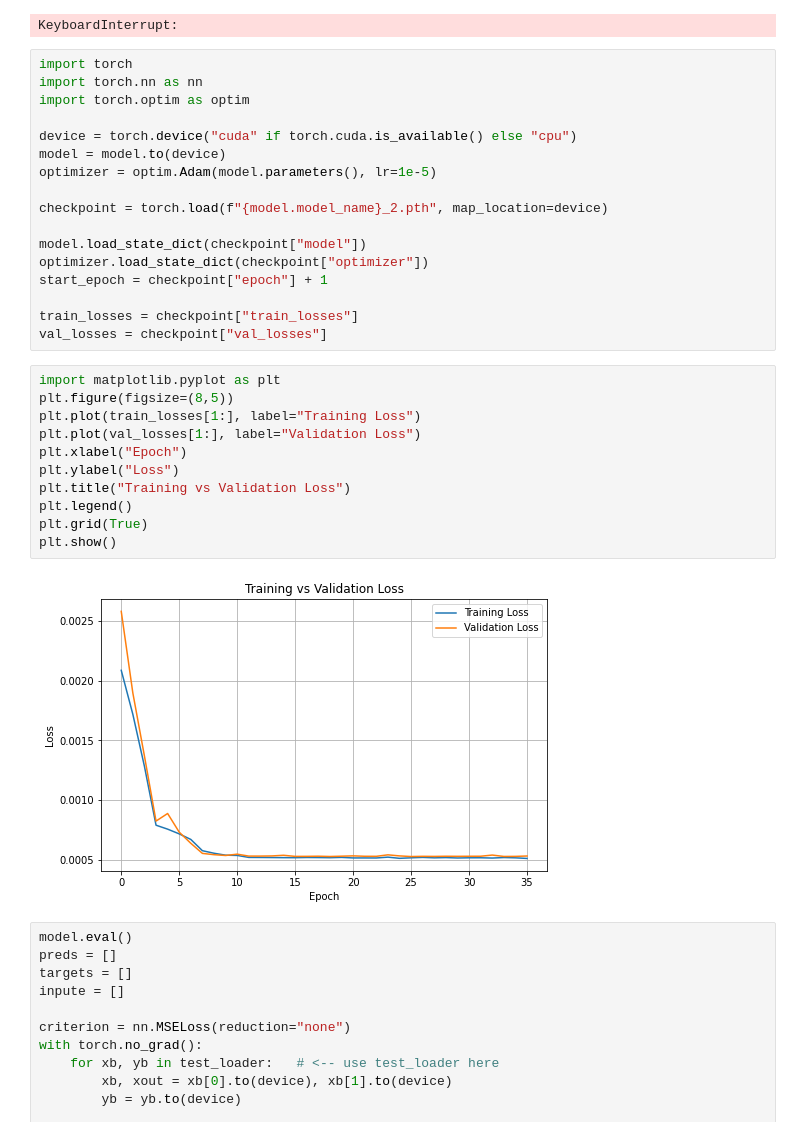
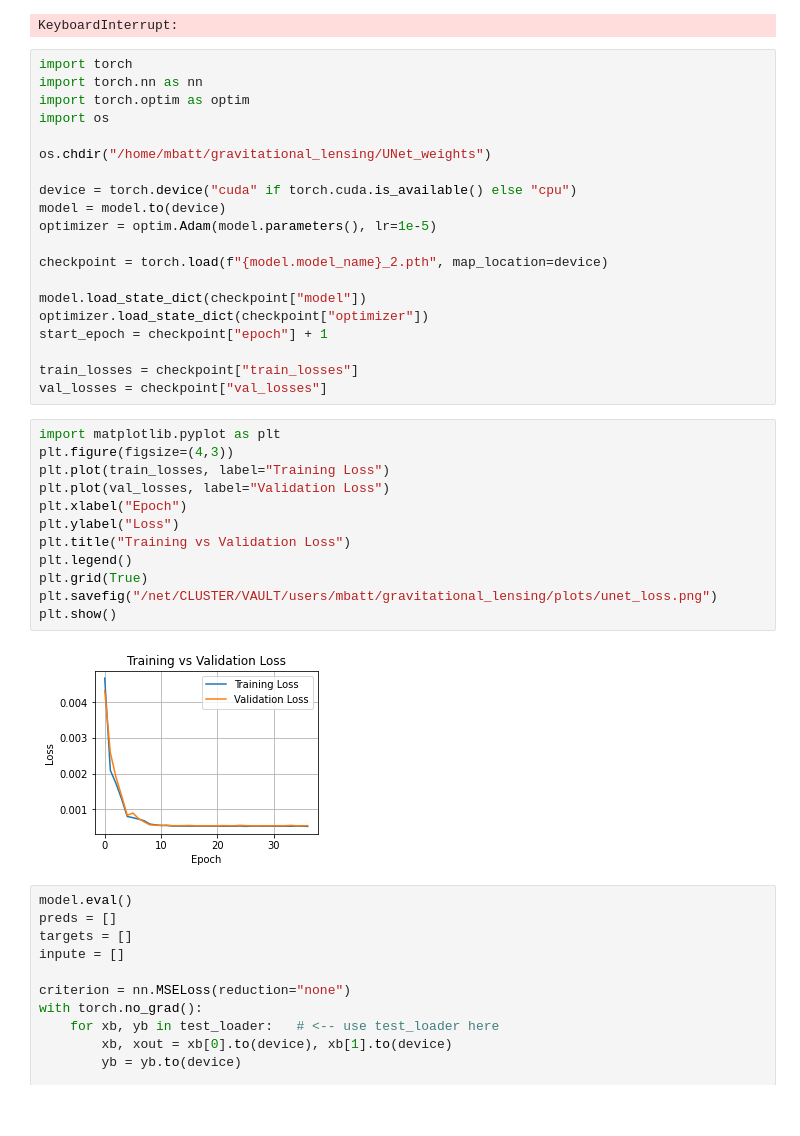
Before and after one commit to matthbatt/Deep-learning-gravitational-lensing, a Jupyter notebook: lensing_U-net.ipynb, the cells around one changed output. Cells and saved outputs as stored; diff of their text form; blank space fills up the shorter version.

Commit message:
Added ViT model and updates on UNet NN model

```diff
--- a/lensing_U-net.ipynb
+++ b/lensing_U-net.ipynb
@@ -346,6 +346,9 @@ KeyboardInterrupt:
 import torch
 import torch.nn as nn
 import torch.optim as optim
+import os
+
+os.chdir("/home/mbatt/gravitational_lensing/UNet_weights")
 
 device = torch.device("cuda" if torch.cuda.is_available() else "cpu")
 model = model.to(device)
@@ -361,17 +364,18 @@ train_losses = checkpoint["train_losses"]
 val_losses = checkpoint["val_losses"]
 # %%
 import matplotlib.pyplot as plt
-plt.figure(figsize=(8,5))
-plt.plot(train_losses[1:], label="Training Loss")
-plt.plot(val_losses[1:], label="Validation Loss")
+plt.figure(figsize=(4,3))
+plt.plot(train_losses, label="Training Loss")
+plt.plot(val_losses, label="Validation Loss")
 plt.xlabel("Epoch")
 plt.ylabel("Loss")
 plt.title("Training vs Validation Loss")
 plt.legend()
 plt.grid(True)
+plt.savefig("/net/CLUSTER/VAULT/users/mbatt/gravitational_lensing/plots/unet_loss.png")
 plt.show()
 # %% [output]
-[figure, old version]
+[figure, new version]
 # %%
 model.eval()
 preds = []
```
Also changed, not shown: parts of 3 cells of this notebook, 22 other files.
